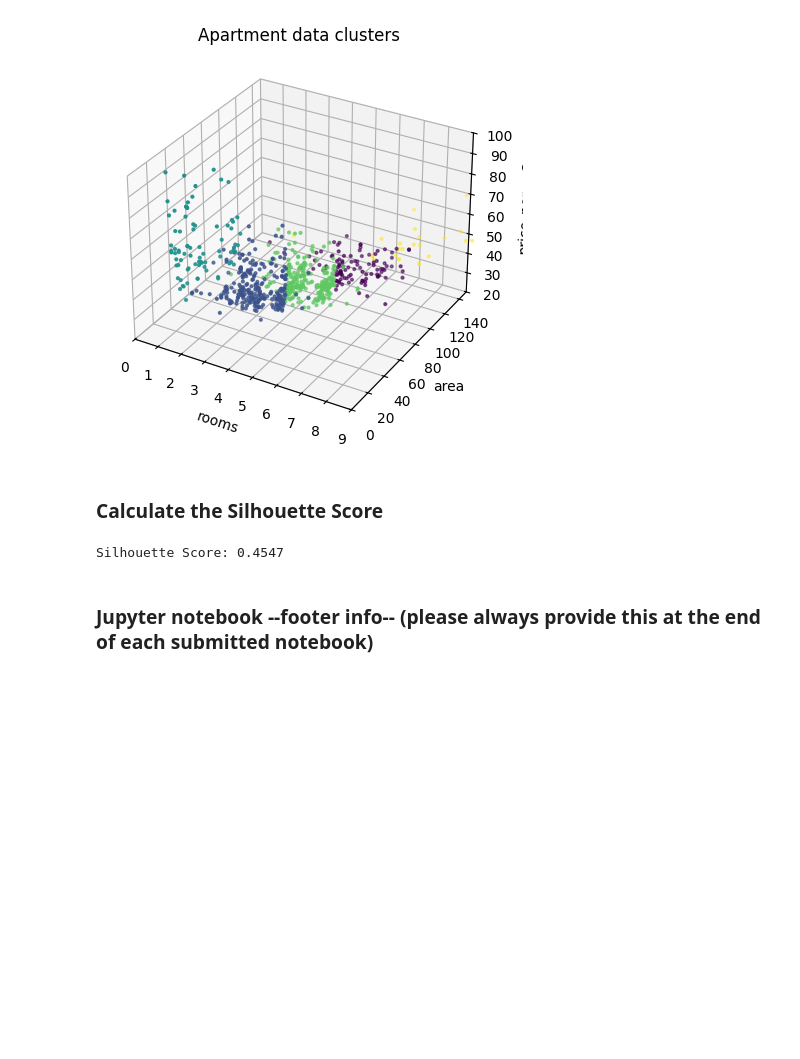
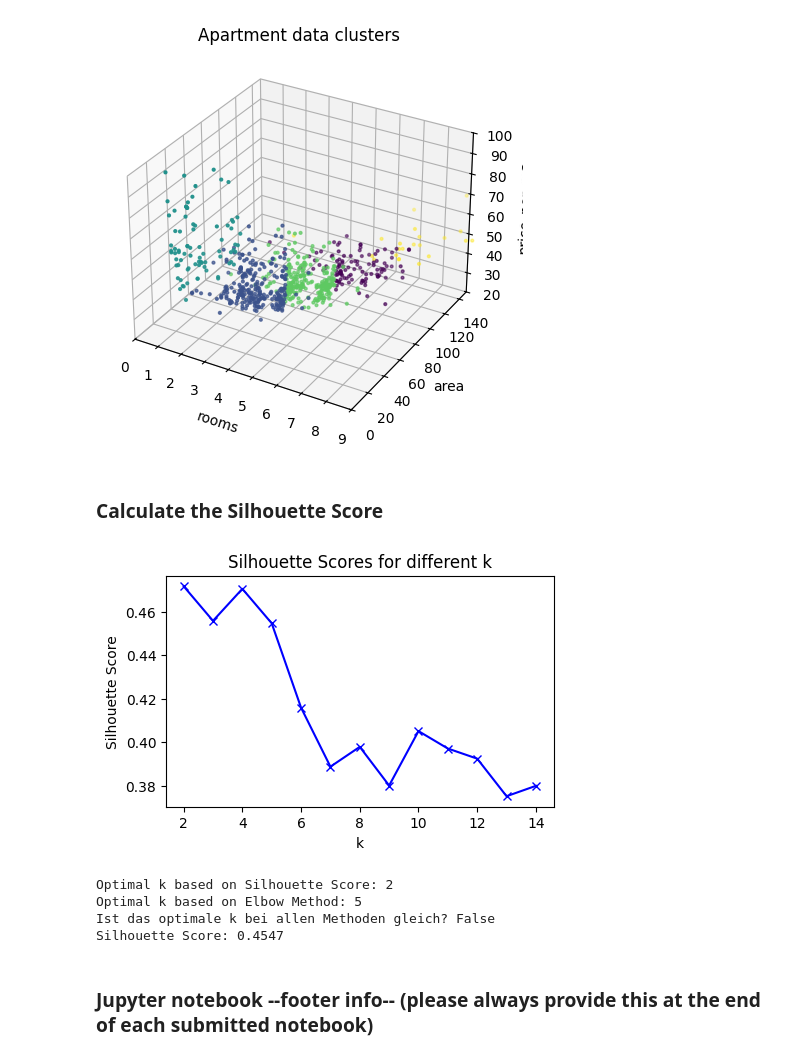
Before and after one commit to schlenat/data_analytics, a Jupyter notebook: Week_10/k-means_clustering.ipynb, the cells around one changed output. Saved outputs shown, nothing was run; the diff lists cells and outputs as text; code cells hidden in the pictures; blank space fills up the shorter version.

```diff
--- a/Week_10/k-means_clustering.ipynb
+++ b/Week_10/k-means_clustering.ipynb
@@ -602,8 +602,39 @@ plt.show()
 # %% [markdown]
 ### Calculate the Silhouette Score
 # %%
+# Calculate Silhouette Scores for different values of k
+silhouette_scores = []
+for k in range(2, 15):
+    kmeans = KMeans(n_clusters=k, random_state=42).fit(X3)
+    score = silhouette_score(X3, kmeans.labels_)
+    silhouette_scores.append(score)
+
+# Plot Silhouette Scores
+plt.figure(figsize=(5, 3))
+plt.plot(range(2, 15), silhouette_scores, 'bx-')
+plt.xlabel('k')
+plt.ylabel('Silhouette Score')
+plt.title('Silhouette Scores for different k')
+plt.show()
+
+# Determine the optimal k based on the highest Silhouette Score
+optimal_k_silhouette = range(2, 15)[np.argmax(silhouette_scores)]
+print(f'Optimal k based on Silhouette Score: {optimal_k_silhouette}')
+
+# Compare with the elbow method
+optimal_k_elbow = 5  # From the elbow method plot
+print(f'Optimal k based on Elbow Method: {optimal_k_elbow}')
+
+# Check consistency
+consistent = optimal_k_silhouette == optimal_k_elbow
+print(f'Ist das optimale k bei allen Methoden gleich? {consistent}')
+
 print(f'Silhouette Score: {silhouette_score(X3, kmeans_apmts.labels_):.4f}')
 # %% [output]
+[figure, added]
+Optimal k based on Silhouette Score: 2
+Optimal k based on Elbow Method: 5
+Ist das optimale k bei allen Methoden gleich? False
 Silhouette Score: 0.4547
 # %% [markdown]
 ### Jupyter notebook --footer info-- (please always provide this at the end of each submitted notebook)
```
